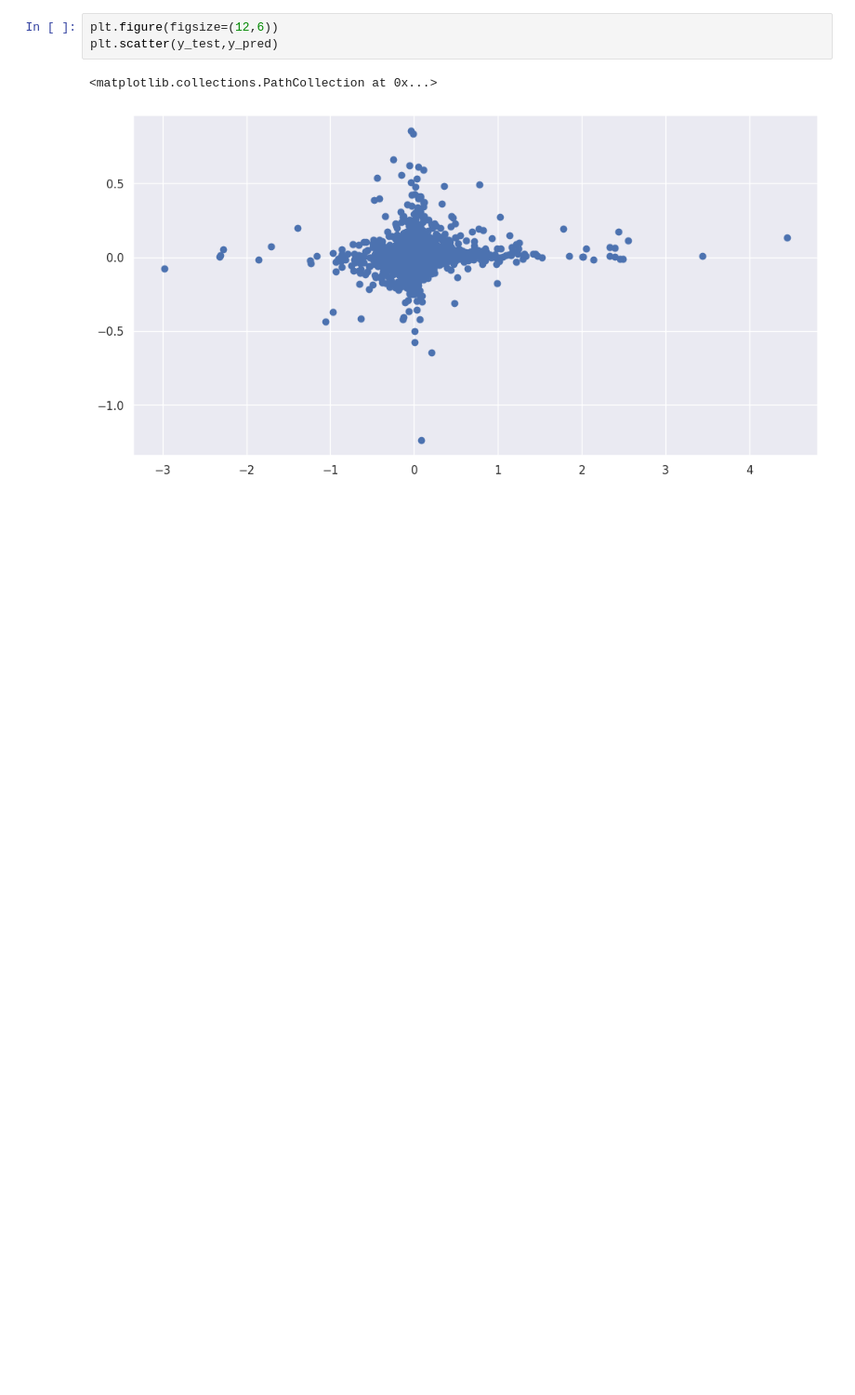
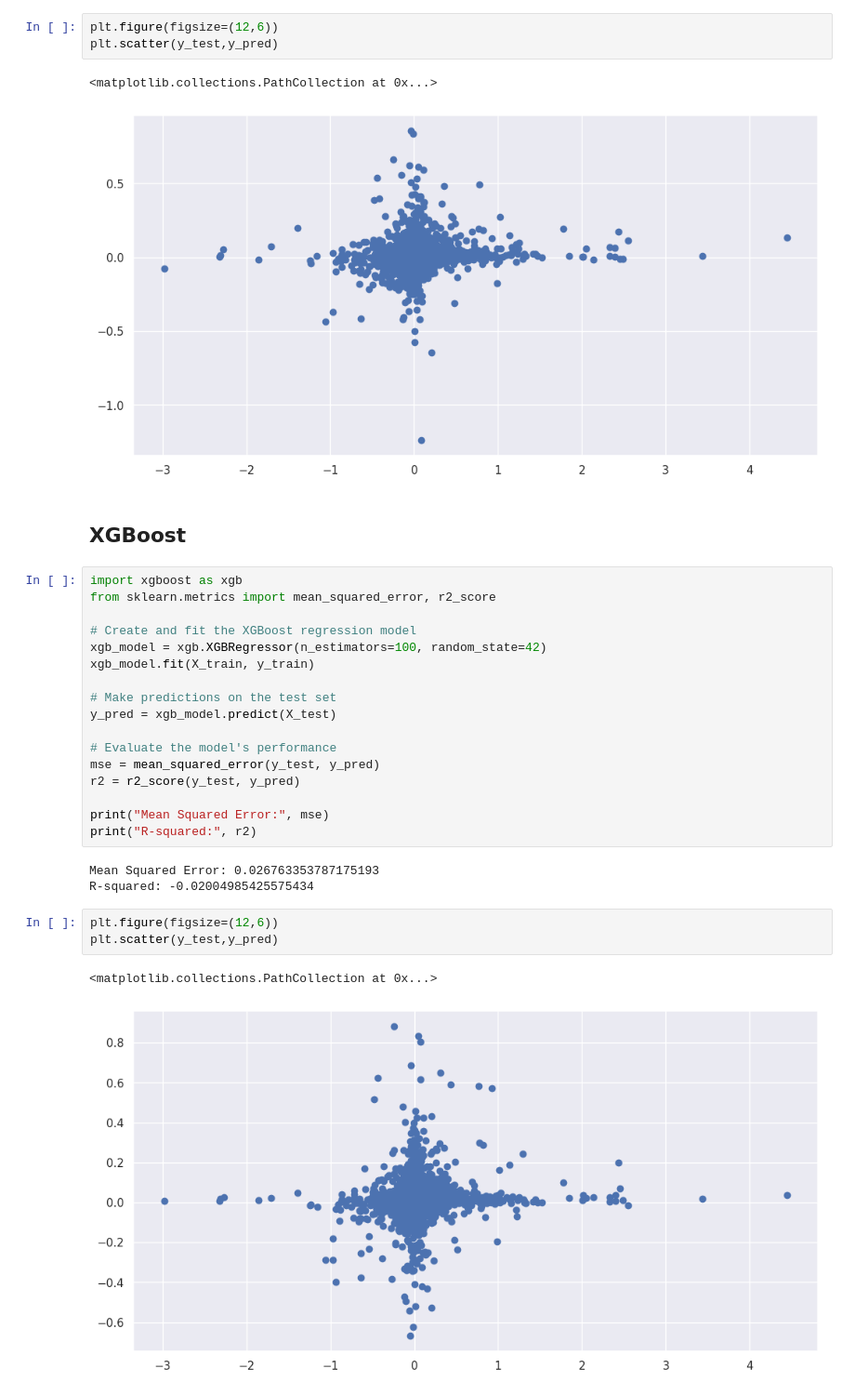
Before and after one commit to AmirMoazzami/207_final_project, a Jupyter notebook: zillow_final_project_207.ipynb, the cells around one changed output. Shown at 93% size. Saved outputs shown, nothing was run; the diff lists cells and outputs as text; blank space fills up the shorter version.

```diff
--- a/zillow_final_project_207.ipynb
+++ b/zillow_final_project_207.ipynb
@@ -654,3 +656,31 @@ plt.scatter(y_test,y_pred)
 # %% [output]
 <matplotlib.collections.PathCollection at 0x...>
 [figure]
+# %% [markdown]
+## XGBoost
+# %%
+import xgboost as xgb
+from sklearn.metrics import mean_squared_error, r2_score
+
+# Create and fit the XGBoost regression model
+xgb_model = xgb.XGBRegressor(n_estimators=100, random_state=42)
+xgb_model.fit(X_train, y_train)
+
+# Make predictions on the test set
+y_pred = xgb_model.predict(X_test)
+
+# Evaluate the model's performance
+mse = mean_squared_error(y_test, y_pred)
+r2 = r2_score(y_test, y_pred)
+
+print("Mean Squared Error:", mse)
+print("R-squared:", r2)
+# %% [output]
+Mean Squared Error: 0.026763353787175193
+R-squared: -0.02004985425575434
+# %%
+plt.figure(figsize=(12,6))
+plt.scatter(y_test,y_pred)
+# %% [output]
+<matplotlib.collections.PathCollection at 0x...>
+[figure, added]
```
Also changed, not shown: parts of 1 cell of this notebook.
